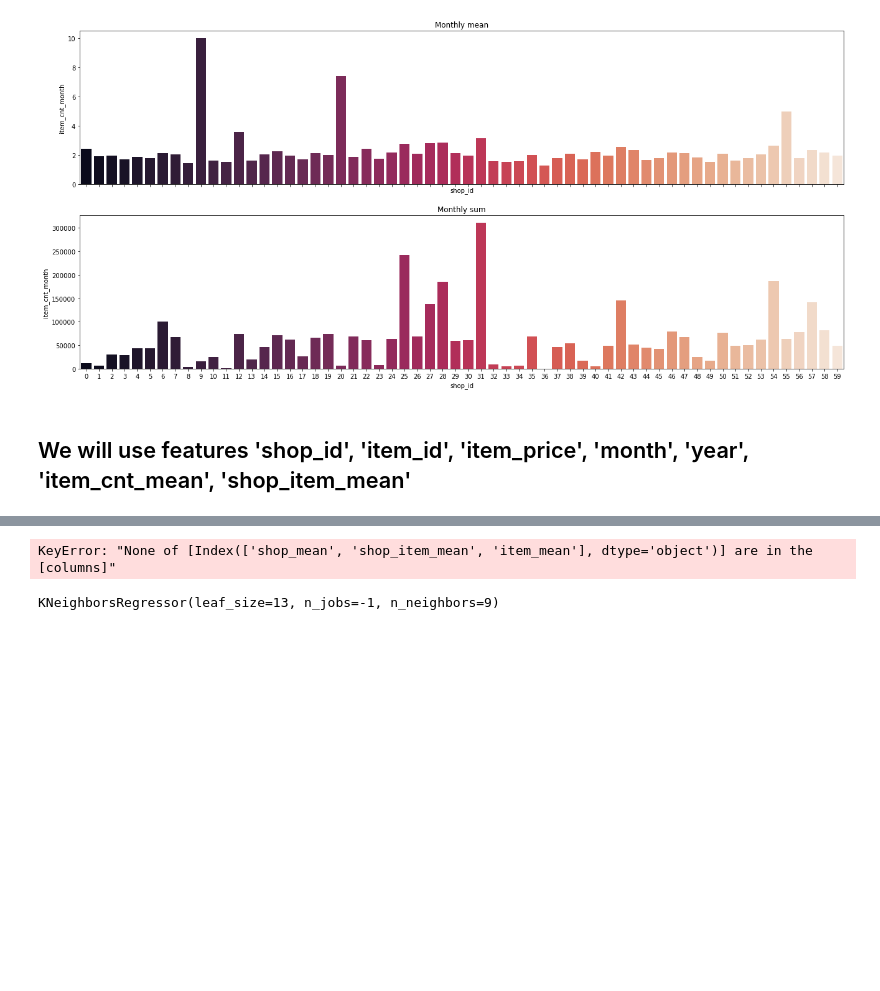
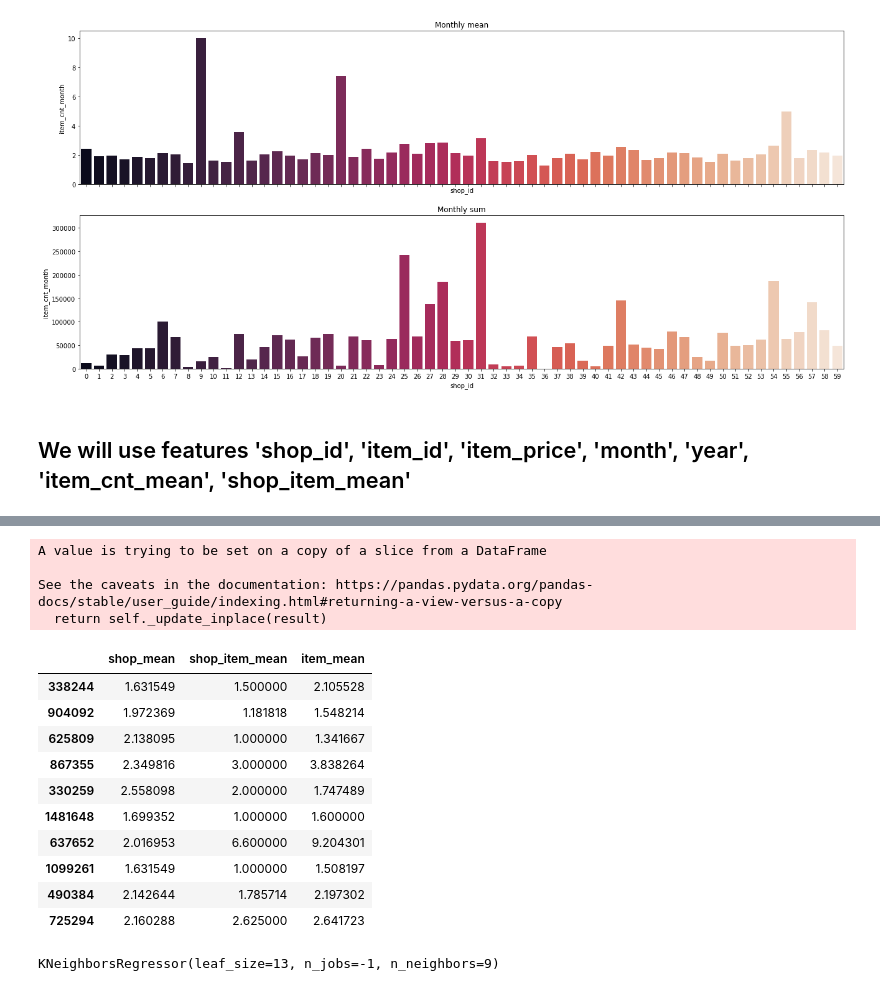
Before and after one commit to Evgeniy-2000/ML_practice_project, a Jupyter notebook: Main.ipynb, the cells around one changed output, grey strips where cells are left out. Drawn from its saved outputs; the diff is of its cells as text; code cells hidden in the pictures; blank space fills up the shorter version.

```diff
--- a/Main.ipynb
+++ b/Main.ipynb
@@ -276,21 +283,40 @@ train_grouped_by_month.head(3)
 # %%
 X_train.rename(columns={"shop_mean_x": "shop_mean", "shop_item_mean_x": "shop_item_mean", \
-                        "year_mean_x": "year_mean", "month_mean_x": "month_mean", "item_mean_y": "item_mean"}, inplace=True)
+                        "year_mean_x": "year_mean", "month_mean_x": "month_mean", "item_mean_x": "item_mean"}, inplace=True)
+
+X_val.rename(columns={"shop_mean_x": "shop_mean", "shop_item_mean_x": "shop_item_mean", \
+                        "year_mean_x": "year_mean", "month_mean_x": "month_mean", "item_mean_x": "item_mean"}, inplace=True)
 
 test_upd.rename(columns={"shop_mean_y": "shop_mean", "item_mean_y": "item_mean", "shop_item_mean_y": "shop_item_mean", }, inplace=True)
 
 knn_features = ['shop_mean', 'shop_item_mean', 'item_mean']
 
-X_train_sampled = X_train[:40000]
-Y_train_sampled = Y_train[:40000]
+X_train_sampled = X_train[:100000]
+Y_train_sampled = Y_train[:100000]
 
 knn_train = X_train_sampled[knn_features]
+knn_val = X_val[knn_features]
 knn_test = test_upd[knn_features]
+
 knn_test.fillna(knn_test.mean(), inplace=True)
 #knn_test.isna().sum()
-knn_test.sample(15)
+knn_val.sample(10)
 # %% [output]
-KeyError: "None of [Index(['shop_mean', 'shop_item_mean', 'item_mean'], dtype='object')] are in the [columns]"
+A value is trying to be set on a copy of a slice from a DataFrame
+
+See the caveats in the documentation: https://pandas.pydata.org/pandas-docs/stable/user_guide/indexing.html#returning-a-view-versus-a-copy
+  return self._update_inplace(result)
+|  | shop_mean | shop_item_mean | item_mean |
+| 338244 | 1.631549 | 1.500000 | 2.105528 |
+| 904092 | 1.972369 | 1.181818 | 1.548214 |
+| 625809 | 2.138095 | 1.000000 | 1.341667 |
+| 867355 | 2.349816 | 3.000000 | 3.838264 |
+| 330259 | 2.558098 | 2.000000 | 1.747489 |
+| 1481648 | 1.699352 | 1.000000 | 1.600000 |
+| 637652 | 2.016953 | 6.600000 | 9.204301 |
+| 1099261 | 1.631549 | 1.000000 | 1.508197 |
+| 490384 | 2.142644 | 1.785714 | 2.197302 |
+| 725294 | 2.160288 | 2.625000 | 2.641723 |
 # %%
 knn_scaler = MinMaxScaler()
 knn_scaler.fit(knn_train)
```
Also changed, not shown: parts of 14 cells of this notebook.
